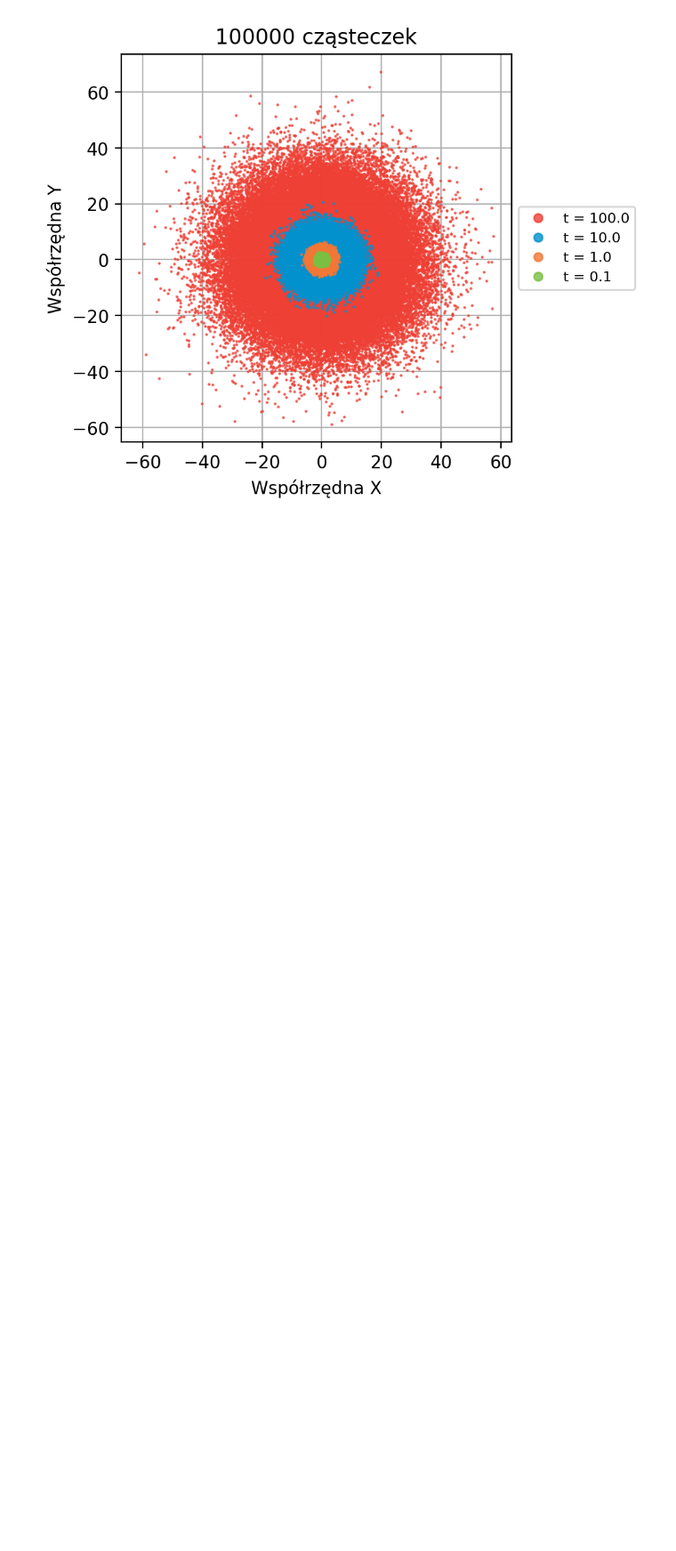
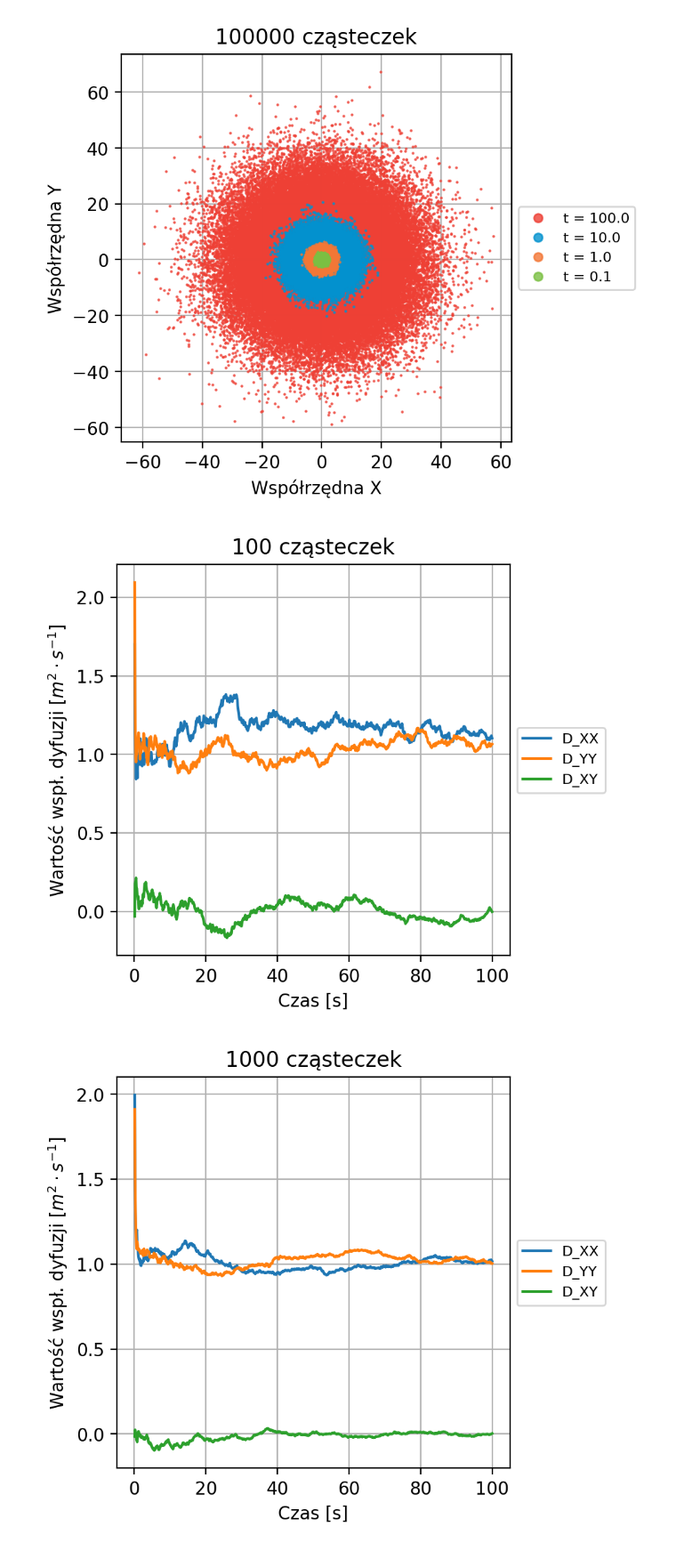
Before and after one commit to lruba939/Monte-Carlo, a Jupyter notebook: Lab 6/obrazy.ipynb, the cells around one changed output. Shown at 89% size. Saved outputs shown, nothing was run; the diff lists cells and outputs as text; code cells hidden in the pictures; blank space fills up the shorter version.

```diff
--- a/Lab 6/obrazy.ipynb
+++ b/Lab 6/obrazy.ipynb
@@ -31,15 +31,37 @@ def plotasy(data, N, Nprew):
     plt.ylabel("Współrzędna Y")
     plt.legend(markerscale=8, fontsize=8, loc='center left', bbox_to_anchor=(1, 0.5))
 # %%
-data = np.loadtxt("wiener.dat", comments="#", delimiter=" ", unpack=False)
+positions = np.loadtxt("wiener_pos.dat", comments="#", delimiter=" ", unpack=False)
 
 Ns = np.array([0, 10**2, 10**3, 10**4, 10**5]) #
 Nprew = 0
 for N in range(len(Ns)-1):
     Nprew += Ns[N]*4
-    plotasy(data, Ns[N+1], Nprew)
+    plotasy(positions, Ns[N+1], Nprew)
 # %% [output]
 [figure]
 [figure]
 [figure]
 [figure]
+# %%
+def plotasy_stat(data, N, i, Ns):
+    plt.figure(figsize=(4,4), dpi=200)
+    plt.plot(data[0+N*i:N+N*i,1], data[0+N*i:N+N*i,5], '-', label="D_XX")
+    plt.plot(data[0+N*i:N+N*i,1], data[0+N*i:N+N*i,6], '-', label="D_YY")
+    plt.plot(data[0+N*i:N+N*i,1], data[0+N*i:N+N*i,7], '-', label="D_XY")
+    plt.grid(True)
+    plt.title(str(Ns) + " cząsteczek")
+    plt.xlabel("Czas [s]")
+    plt.ylabel(r'Wartość wspł. dyfuzji [$m^2\cdot s^{-1}$]')
+    plt.legend(markerscale=8, fontsize=8, loc='center left', bbox_to_anchor=(1, 0.5))
+# %%
+stat = np.loadtxt("wiener_stat.dat", comments="#", delimiter=" ", unpack=False, skiprows=1)
+# print(stat)
+
+Ns = np.array([10**2, 10**3, 10**4, 10**5]) #
+
+for i in range(len(Ns)):
+    plotasy_stat(stat, 1001, i, Ns[i])
+# %% [output]
+[figure, added]
+[figure, added]
```
Also changed, not shown: parts of 1 cell of this notebook, 6 other files.
